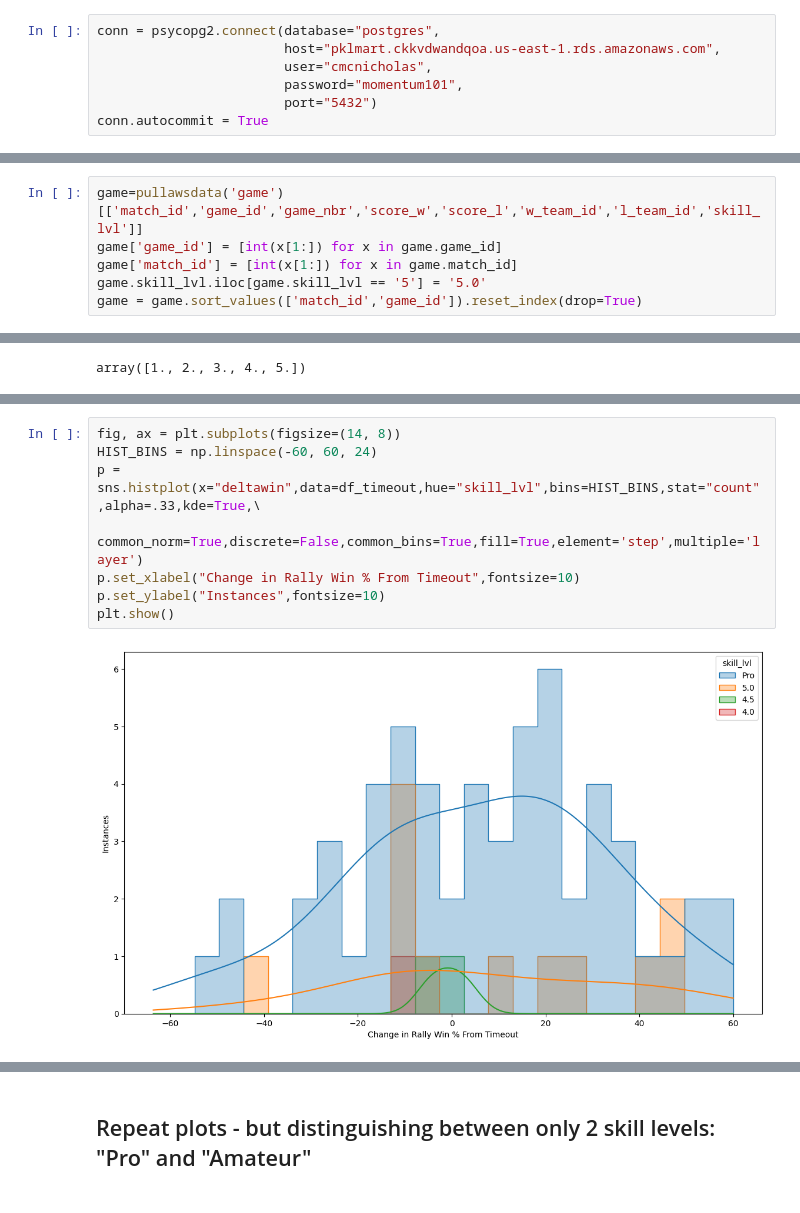
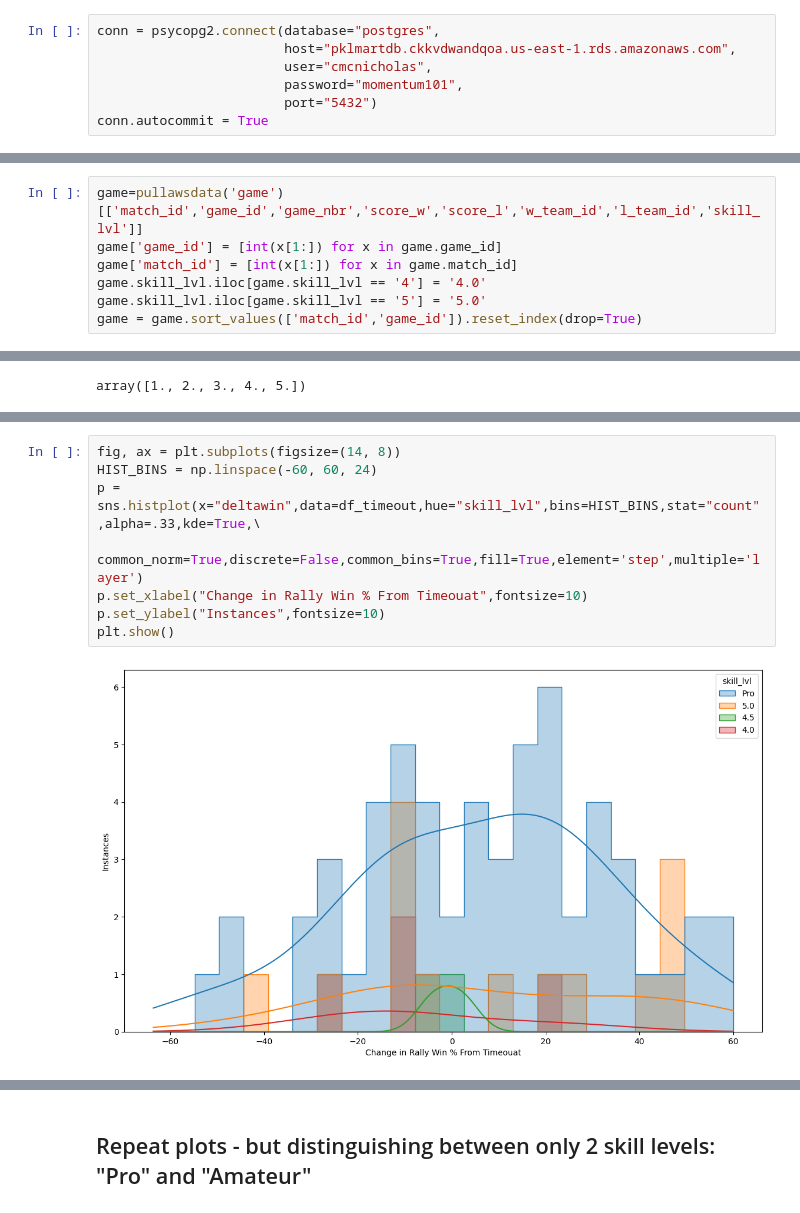
Before and after one commit to conner-mcnicholas/Pickleball_Timeout_Analysis, a Jupyter notebook: src/timeout_results_by_team.ipynb, the cells around one changed output, grey strips where cells are left out. Drawn from its saved outputs; the diff is of its cells as text.

```diff
--- a/src/timeout_results_by_team.ipynb
+++ b/src/timeout_results_by_team.ipynb
@@ -12,7 +12,7 @@ from matplotlib.ticker import (PercentFormatter,MultipleLocator, AutoMinorLocato
 import seaborn as sns
 # %%
 conn = psycopg2.connect(database="postgres",
-                        host="pklmart.ckkvdwandqoa.us-east-1.rds.amazonaws.com",
+                        host="pklmartdb.ckkvdwandqoa.us-east-1.rds.amazonaws.com",
                         user="cmcnicholas",
                         password="momentum101",
                         port="5432")
@@ -42,6 +42,7 @@ rally = rally.sort_values(['game_id', 'rally_id', 'rally_nbr']).reset_index(drop
 game=pullawsdata('game')[['match_id','game_id','game_nbr','score_w','score_l','w_team_id','l_team_id','skill_lvl']]
 game['game_id'] = [int(x[1:]) for x in game.game_id]
 game['match_id'] = [int(x[1:]) for x in game.match_id]
+game.skill_lvl.iloc[game.skill_lvl == '4'] = '4.0'
 game.skill_lvl.iloc[game.skill_lvl == '5'] = '5.0'
 game = game.sort_values(['match_id','game_id']).reset_index(drop=True)
 # %%
@@ -170,13 +191,13 @@ array([1., 2., 3., 4., 5.])
 # %%
 fig, ax = plt.subplots(figsize=(14, 8))
 HIST_BINS = np.linspace(-60, 60, 24)
 p = sns.histplot(x="deltawin",data=df_timeout,hue="skill_lvl",bins=HIST_BINS,stat="count",alpha=.33,kde=True,\
              common_norm=True,discrete=False,common_bins=True,fill=True,element='step',multiple='layer')
-p.set_xlabel("Change in Rally Win % From Timeout",fontsize=10)
+p.set_xlabel("Change in Rally Win % From Timeouat",fontsize=10)
 p.set_ylabel("Instances",fontsize=10)
 plt.show()
 # %% [output]
-[figure, old version]
+[figure, new version]
 # %%
 fig, ax = plt.subplots(figsize=(14, 8))
 meanlineprops = dict(linestyle='-', linewidth=2.0, color='black')
```
Also changed, not shown: parts of 13 cells of this notebook, 21 other files.
